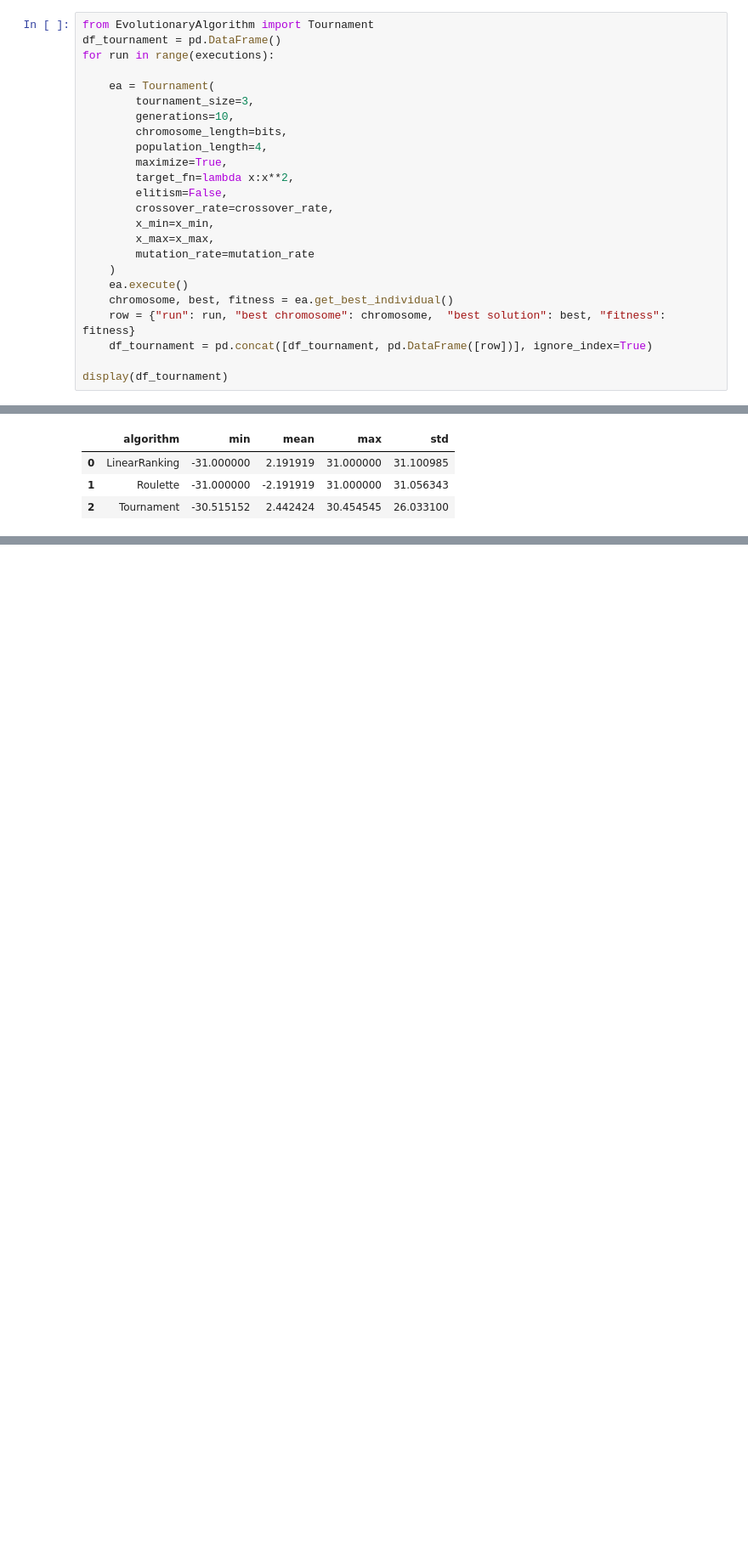
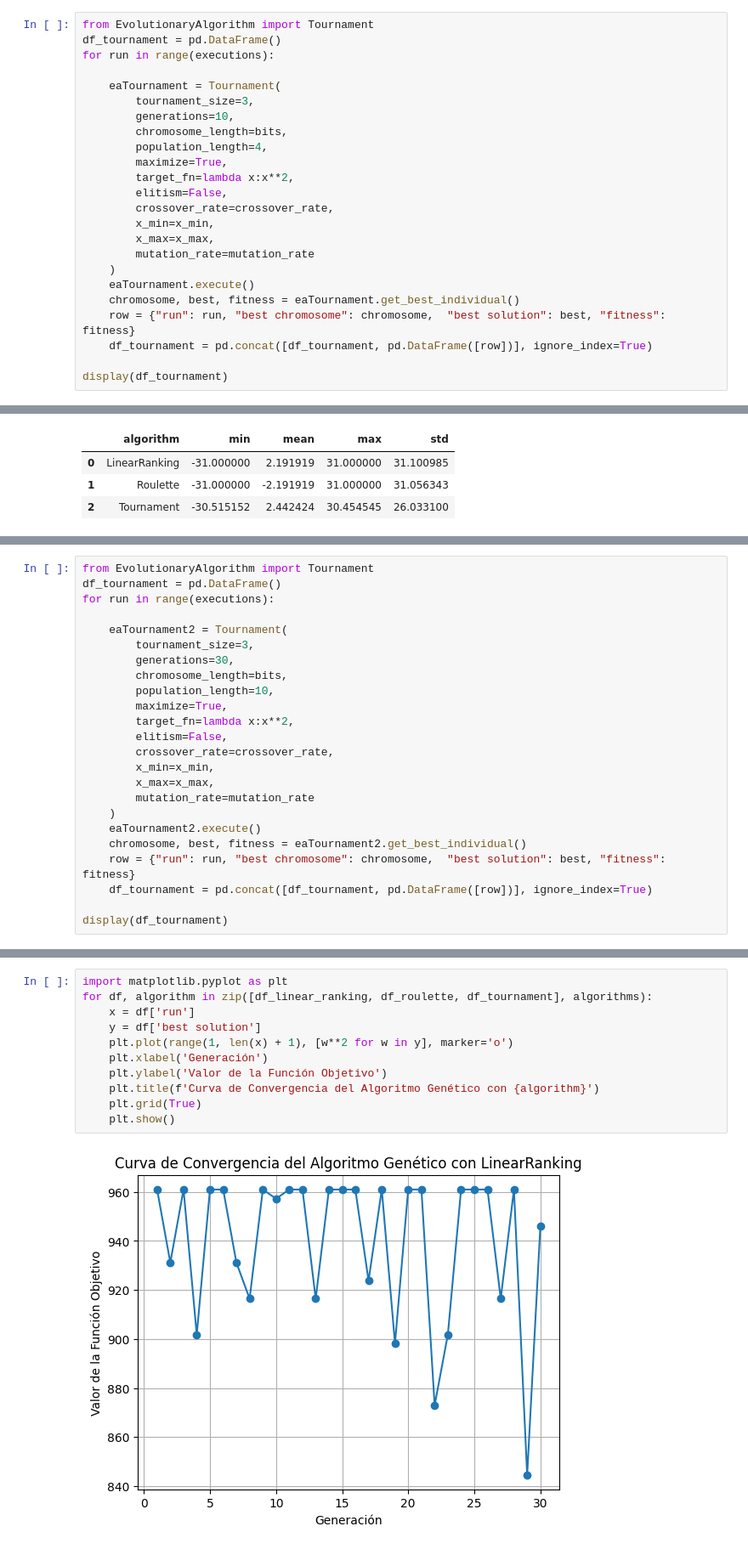
Before and after one commit to gx-ceia-tps/evolutionary-algorithms, a Jupyter notebook: ea-tp1/tp1.ipynb, the cells around one changed output, grey strips where cells are left out. Shown at 85% size. Cells and saved outputs as stored; diff of their text form; blank space fills up the shorter version.

Commit message:
plotting convergence curve

```diff
--- a/ea-tp1/tp1.ipynb
+++ b/ea-tp1/tp1.ipynb
@@ -175,7 +175,7 @@ from EvolutionaryAlgorithm import Tournament
 df_tournament = pd.DataFrame()
 for run in range(executions):
 
-    ea = Tournament(
+    eaTournament = Tournament(
         tournament_size=3,
         generations=10,
         chromosome_length=bits,
@@ -188,8 +188,8 @@ for run in range(executions):
         x_max=x_max,
         mutation_rate=mutation_rate
     )
-    ea.execute()
-    chromosome, best, fitness = ea.get_best_individual()
+    eaTournament.execute()
+    chromosome, best, fitness = eaTournament.get_best_individual()
     row = {"run": run, "best chromosome": chromosome,  "best solution": best, "fitness": fitness}
     df_tournament = pd.concat([df_tournament, pd.DataFrame([row])], ignore_index=True)
 
@@ -230,0 +257,24 @@ display(comparison)
+# %%
+from EvolutionaryAlgorithm import Tournament
+df_tournament = pd.DataFrame()
+for run in range(executions):
+
+    eaTournament2 = Tournament(
+        tournament_size=3,
+        generations=30,
+        chromosome_length=bits,
+        population_length=10,
+        maximize=True,
+        target_fn=lambda x:x**2,
+        elitism=False,
+        crossover_rate=crossover_rate,
+        x_min=x_min,
+        x_max=x_max,
+        mutation_rate=mutation_rate
+    )
+    eaTournament2.execute()
+    chromosome, best, fitness = eaTournament2.get_best_individual()
+    row = {"run": run, "best chromosome": chromosome,  "best solution": best, "fitness": fitness}
+    df_tournament = pd.concat([df_tournament, pd.DataFrame([row])], ignore_index=True)
+
+display(df_tournament)
@@ -230,0 +311,13 @@ display(comparison)
+# %%
+import matplotlib.pyplot as plt
+for df, algorithm in zip([df_linear_ranking, df_roulette, df_tournament], algorithms):
+    x = df['run']
+    y = df['best solution']
+    plt.plot(range(1, len(x) + 1), [w**2 for w in y], marker='o')
+    plt.xlabel('Generación')
+    plt.ylabel('Valor de la Función Objetivo')
+    plt.title(f'Curva de Convergencia del Algoritmo Genético con {algorithm}')
+    plt.grid(True)
+    plt.show()
+# %% [output]
+[figure, added]
```
Also changed, not shown: parts of 12 cells of this notebook, 1 other file.
